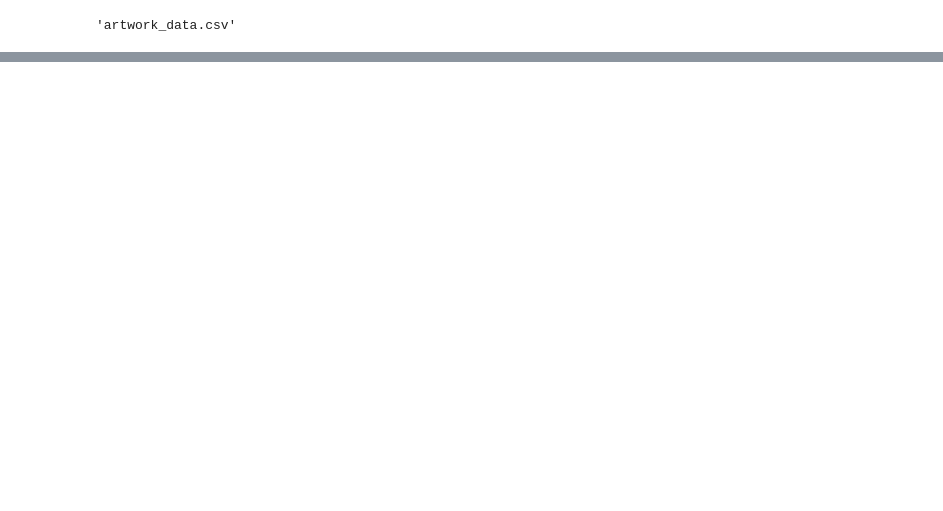
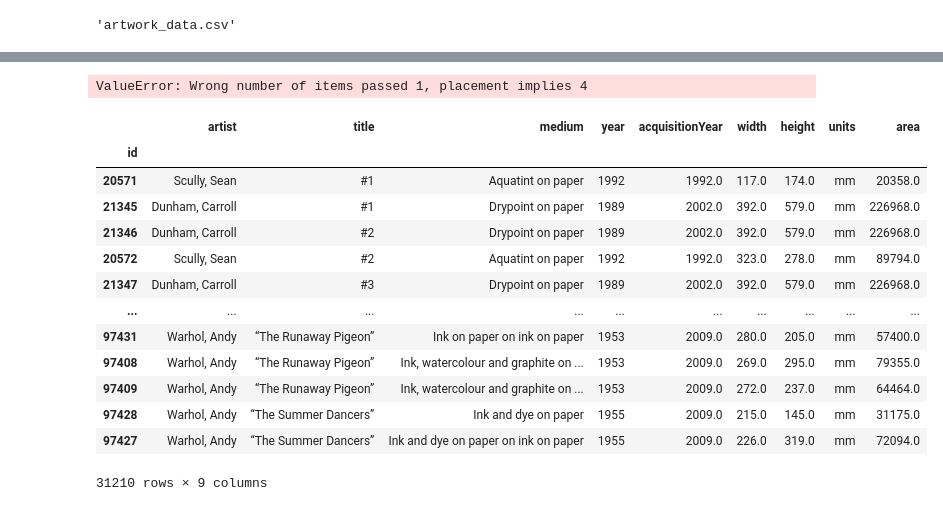
Before and after one commit to Sofy34/personal_strudy, a Jupyter notebook: Python_learning/Panda_Fundamentals/Course.ipynb, the cells around one changed output, grey strips where cells are left out. Drawn from its saved outputs; the diff is of its cells as text; code cells hidden in the pictures; blank space fills up the shorter version.

```diff
--- a/Python_learning/Panda_Fundamentals/Course.ipynb
+++ b/Python_learning/Panda_Fundamentals/Course.ipynb
@@ -76,0 +354,30 @@ df = pd.read_csv(CSV_PATH,nrows=5)
+# %%
+df.groupby('artist').agg(np.min)
+# %% [output]
+ValueError: Wrong number of items passed 1, placement implies 4
+# %%
+grouped_titles = df.groupby('title')
+dup_titles = grouped_titles.size().sort_values(ascending=False)
+# %%
+condition = lambda x: len(x.index) > 1
+# %%
+dup_titles_df = grouped_titles.filter(condition)
+# %%
+dup_titles_df.sort_values('title',inplace=True)
+# %%
+dup_titles_df
+# %% [output]
+|  | artist | title | medium | year | acquisitionYear | width | height | units | area |
+| id |  |  |  |  |  |  |  |  |  |
+| 20571 | Scully, Sean | #1 | Aquatint on paper | 1992 | 1992.0 | 117.0 | 174.0 | mm | 20358.0 |
+| 21345 | Dunham, Carroll | #1 | Drypoint on paper | 1989 | 2002.0 | 392.0 | 579.0 | mm | 226968.0 |
+| 21346 | Dunham, Carroll | #2 | Drypoint on paper | 1989 | 2002.0 | 392.0 | 579.0 | mm | 226968.0 |
+| 20572 | Scully, Sean | #2 | Aquatint on paper | 1992 | 1992.0 | 323.0 | 278.0 | mm | 89794.0 |
+| 21347 | Dunham, Carroll | #3 | Drypoint on paper | 1989 | 2002.0 | 392.0 | 579.0 | mm | 226968.0 |
+| ... | ... | ... | ... | ... | ... | ... | ... | ... | ... |
+| 97431 | Warhol, Andy | “The Runaway Pigeon” | Ink on paper on ink on paper | 1953 | 2009.0 | 280.0 | 205.0 | mm | 57400.0 |
+| 97408 | Warhol, Andy | “The Runaway Pigeon” | Ink, watercolour and graphite on ... | 1953 | 2009.0 | 269.0 | 295.0 | mm | 79355.0 |
+| 97409 | Warhol, Andy | “The Runaway Pigeon” | Ink, watercolour and graphite on ... | 1953 | 2009.0 | 272.0 | 237.0 | mm | 64464.0 |
+| 97428 | Warhol, Andy | “The Summer Dancers” | Ink and dye on paper | 1955 | 2009.0 | 215.0 | 145.0 | mm | 31175.0 |
+| 97427 | Warhol, Andy | “The Summer Dancers” | Ink and dye on paper on ink on paper | 1955 | 2009.0 | 226.0 | 319.0 | mm | 72094.0 |
+31210 rows × 9 columns
```
Also changed, not shown: parts of 65 cells of this notebook, 6 other files.
